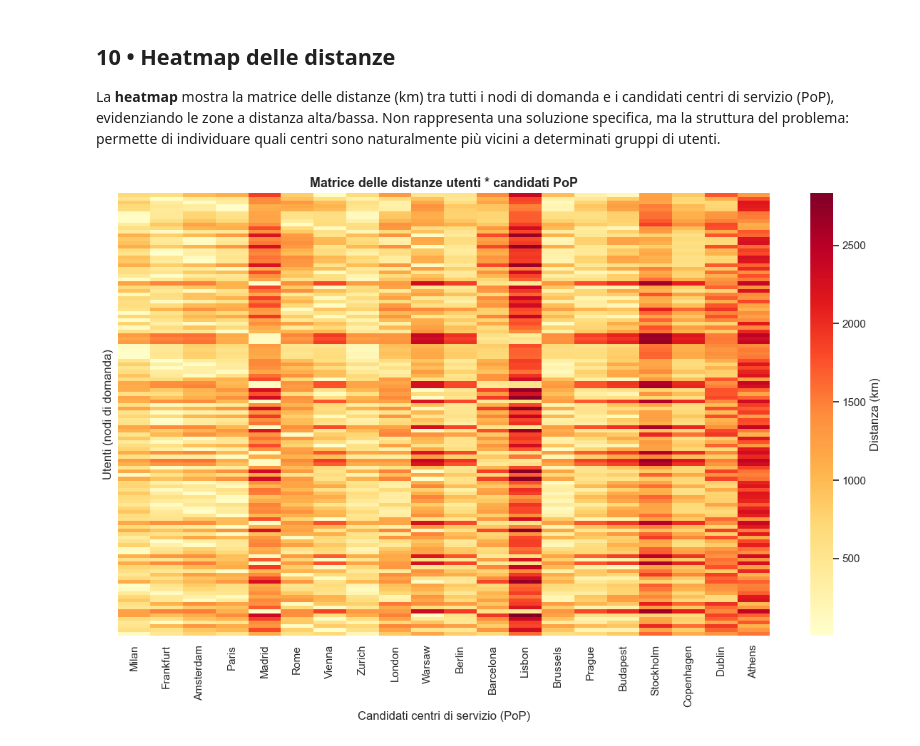
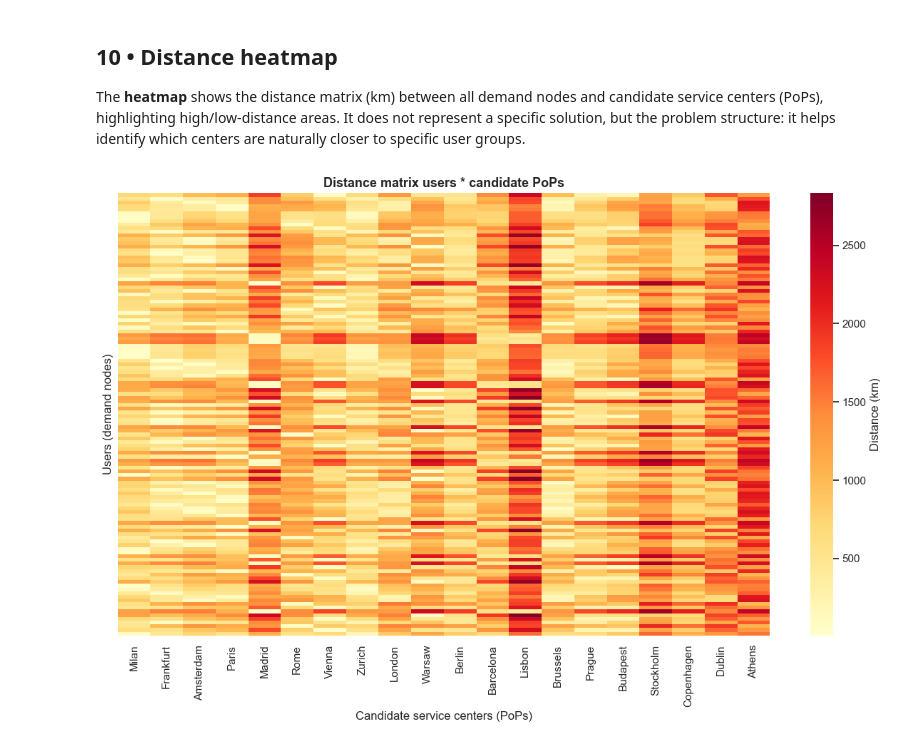
Before and after one commit to Leonard2310/pop-capacitated-pmedian, a Jupyter notebook: experiments.ipynb, the cells around one changed output. Drawn from its saved outputs; the diff is of its cells as text; code cells hidden in the pictures.

Commit message:
Refactor code structure for improved readability in English

```diff
--- a/experiments.ipynb
+++ b/experiments.ipynb
@@ -1755,29 +1755,29 @@ map_kmeans
 [interactive output not drawn]
 # %% [markdown]
-## 10 • Heatmap delle distanze
+## 10 • Distance heatmap
 
-La **heatmap** mostra la matrice delle distanze (km) tra tutti i nodi di domanda e i candidati centri di servizio (PoP), evidenziando le zone a distanza alta/bassa. Non rappresenta una soluzione specifica, ma la struttura del problema: permette di individuare quali centri sono naturalmente più vicini a determinati gruppi di utenti.
+The **heatmap** shows the distance matrix (km) between all demand nodes and candidate service centers (PoPs), highlighting high/low-distance areas. It does not represent a specific solution, but the problem structure: it helps identify which centers are naturally closer to specific user groups.
 # %%
-# ── Heatmap distanze utenti * candidati PoP ───────────────────────
+# ── Distance heatmap users * candidate PoPs ──────────────────────
 pop_names = [c['name'] for c in POP_CANDIDATES]
 heatmap_data = pd.DataFrame(_dist_km, columns=pop_names)
-heatmap_data.index.name = 'Utente'
+heatmap_data.index.name = 'User'
 
 fig, ax = plt.subplots(figsize=(12, 8))
 sns.heatmap(
     heatmap_data,
     cmap='YlOrRd',
     ax=ax,
-    cbar_kws={'label': 'Distanza (km)'},
+    cbar_kws={'label': 'Distance (km)'},
     xticklabels=True,
     yticklabels=False,
 )
-ax.set_title('Matrice delle distanze utenti * candidati PoP', fontweight='bold', fontsize=13)
-ax.set_xlabel('Candidati centri di servizio (PoP)')
-ax.set_ylabel('Utenti (nodi di domanda)')
+ax.set_title('Distance matrix users * candidate PoPs', fontweight='bold', fontsize=13)
+ax.set_xlabel('Candidate service centers (PoPs)')
+ax.set_ylabel('Users (demand nodes)')
 plt.tight_layout()
 plt.savefig(plots_dir / 'heatmap_distanze.png', dpi=200, bbox_inches='tight')
 plt.show()
 # %% [output]
-[figure, old version]
+[figure, new version]
 # %% [markdown]
```
Also changed, not shown: parts of 37 cells of this notebook, 1 other file.
